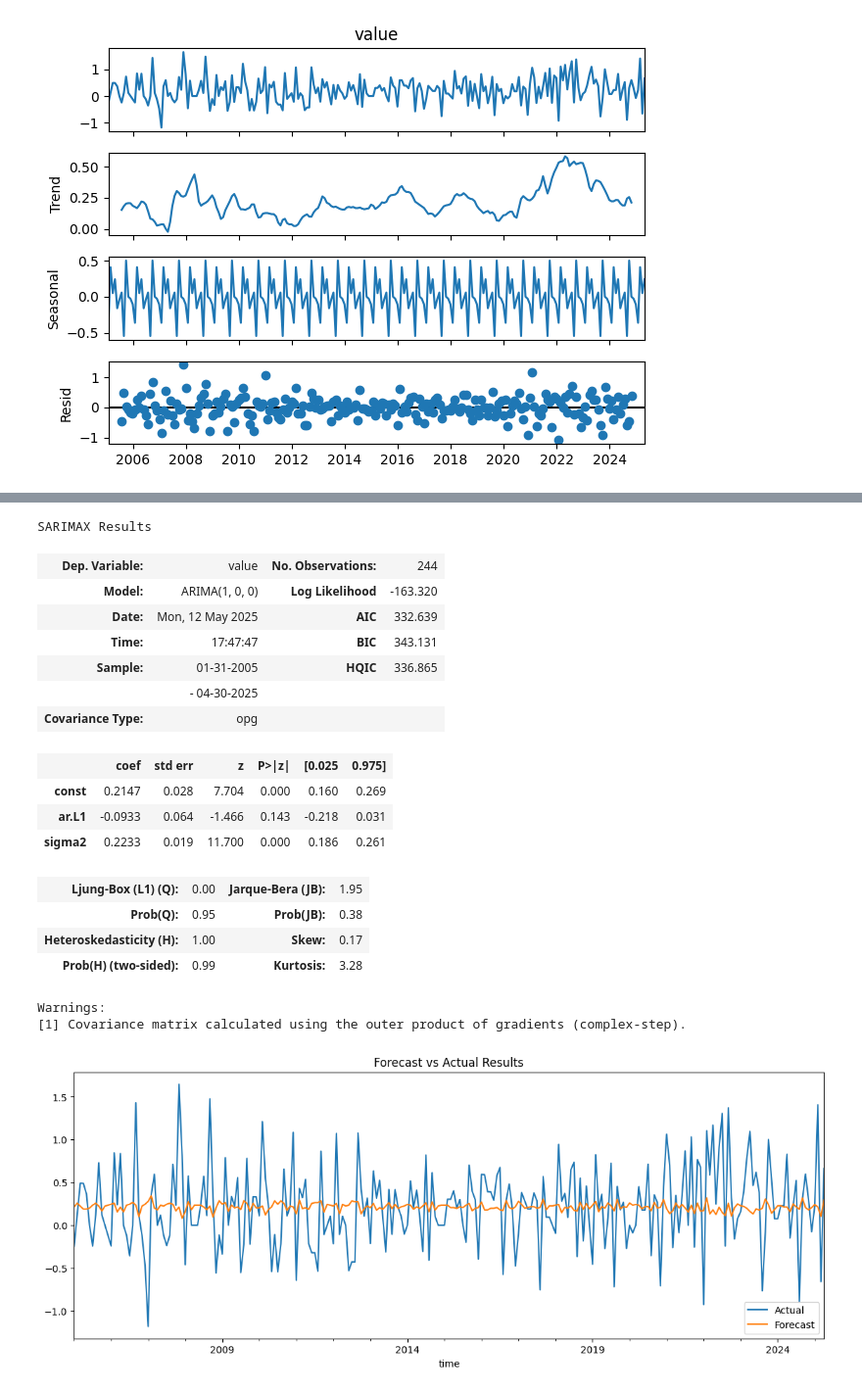
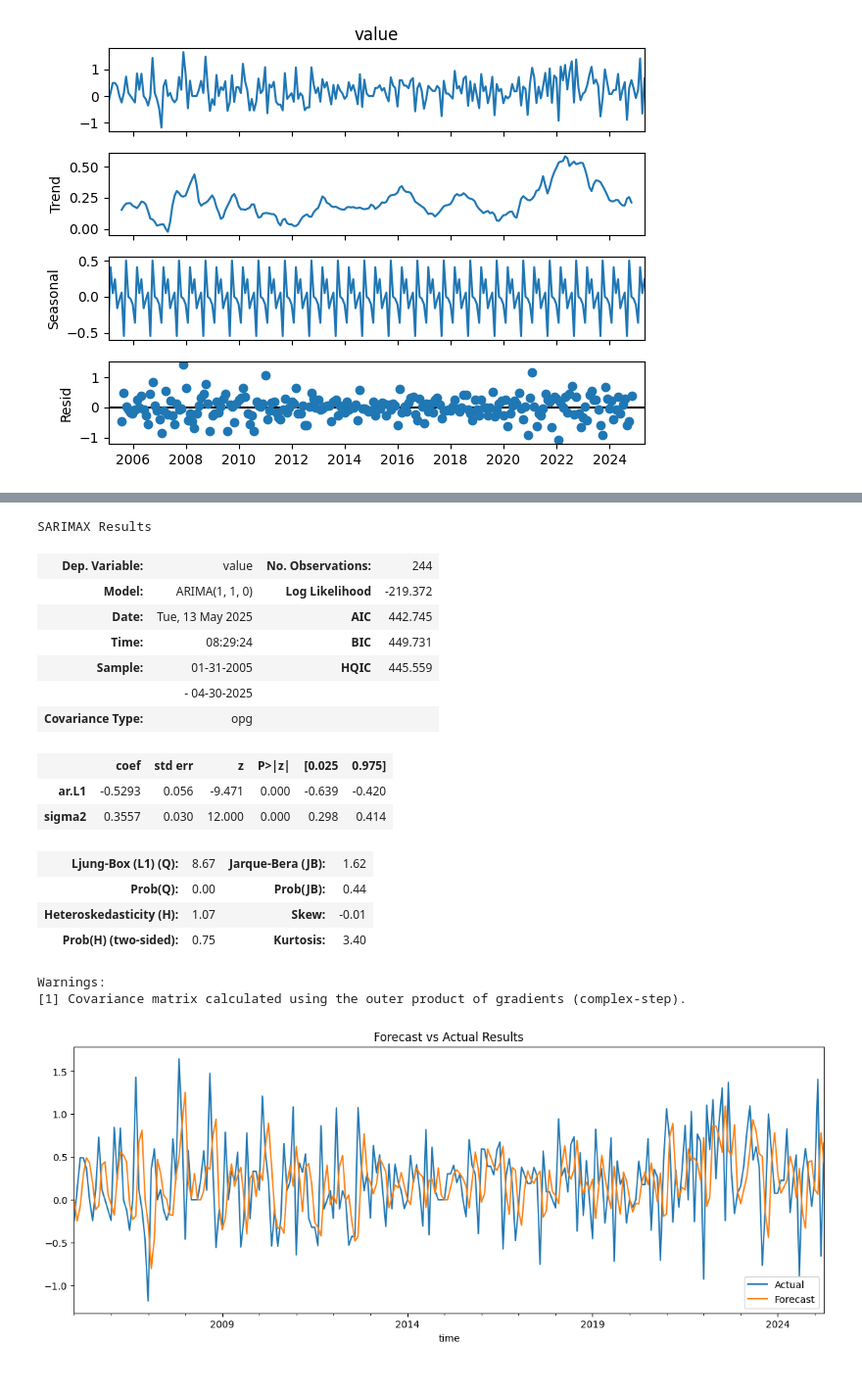
Before and after one commit to PederRonning/SOK3022, a Jupyter notebook: CPI_ARIMA.ipynb, the cells around one changed output, grey strips where cells are left out. Shown: that part at 98% size. Cells and saved outputs as stored; diff of their text form; code cells hidden in the pictures.

```diff
--- a/CPI_ARIMA.ipynb
+++ b/CPI_ARIMA.ipynb
@@ -138,3 +140,3 @@ df.describe()
 # %%
-df_2010 = df[df.index > '2005-01-01']
+df_2005 = df[df.index > '2005-01-01']
 # %%
@@ -199,40 +201,39 @@ plt.show()
 # %%
-# p=1, d=0, q=0
+# p=1, d=1, q=0
 from statsmodels.tsa.arima.model import ARIMA
 
 # fitting the model
-model = ARIMA(df_2010['value'], order=(1,0,0), freq='M')
+model = ARIMA(df_2005['value'], order=(1,1,0), freq='M')
 model_fit = model.fit()
 model_fit.summary()
 # %% [output]
 SARIMAX Results
 | Dep. Variable: | value | No. Observations: | 244 |
-| Model: | ARIMA(1, 0, 0) | Log Likelihood | -163.320 |
-| Date: | Mon, 12 May 2025 | AIC | 332.639 |
-| Time: | 17:47:47 | BIC | 343.131 |
-| Sample: | 01-31-2005 | HQIC | 336.865 |
+| Model: | ARIMA(1, 1, 0) | Log Likelihood | -219.372 |
+| Date: | Tue, 13 May 2025 | AIC | 442.745 |
+| Time: | 08:29:24 | BIC | 449.731 |
+| Sample: | 01-31-2005 | HQIC | 445.559 |
 |  | - 04-30-2025 |  |  |
 | Covariance Type: | opg |  |  |
 |  | coef | std err | z | P>|z| | [0.025 | 0.975] |
-| const | 0.2147 | 0.028 | 7.704 | 0.000 | 0.160 | 0.269 |
-| ar.L1 | -0.0933 | 0.064 | -1.466 | 0.143 | -0.218 | 0.031 |
-| sigma2 | 0.2233 | 0.019 | 11.700 | 0.000 | 0.186 | 0.261 |
+| ar.L1 | -0.5293 | 0.056 | -9.471 | 0.000 | -0.639 | -0.420 |
+| sigma2 | 0.3557 | 0.030 | 12.000 | 0.000 | 0.298 | 0.414 |
-| Ljung-Box (L1) (Q): | 0.00 | Jarque-Bera (JB): | 1.95 |
-| Prob(Q): | 0.95 | Prob(JB): | 0.38 |
-| Heteroskedasticity (H): | 1.00 | Skew: | 0.17 |
-| Prob(H) (two-sided): | 0.99 | Kurtosis: | 3.28 |
+| Ljung-Box (L1) (Q): | 8.67 | Jarque-Bera (JB): | 1.62 |
+| Prob(Q): | 0.00 | Prob(JB): | 0.44 |
+| Heteroskedasticity (H): | 1.07 | Skew: | -0.01 |
+| Prob(H) (two-sided): | 0.75 | Kurtosis: | 3.40 |
 Warnings:
 [1] Covariance matrix calculated using the outer product of gradients (complex-step).
 # %%
-forecast = model_fit.predict(start=0, end=len(df_2010) - 1, typ='levels', dynamic=False)
+forecast = model_fit.predict(start=0, end=len(df_2005) - 1, typ='levels', dynamic=False)
 # %%
 # plot results
-df_2010['value'].plot(legend=True, label='Actual', figsize=(14,5))
+df_2005['value'].plot(legend=True, label='Actual', figsize=(14,5))
 forecast.plot(legend=True, label='Forecast')
 plt.title('Forecast vs Actual Results')
 plt.show()
 # %% [output]
-[figure, old version]
+[figure, new version]
 # %%
 # diagnostic plots for standardized residuals of one endogenous variable
 model_fit.plot_diagnostics(figsize=(9,9))
```
Also changed, not shown: parts of 17 cells of this notebook.
